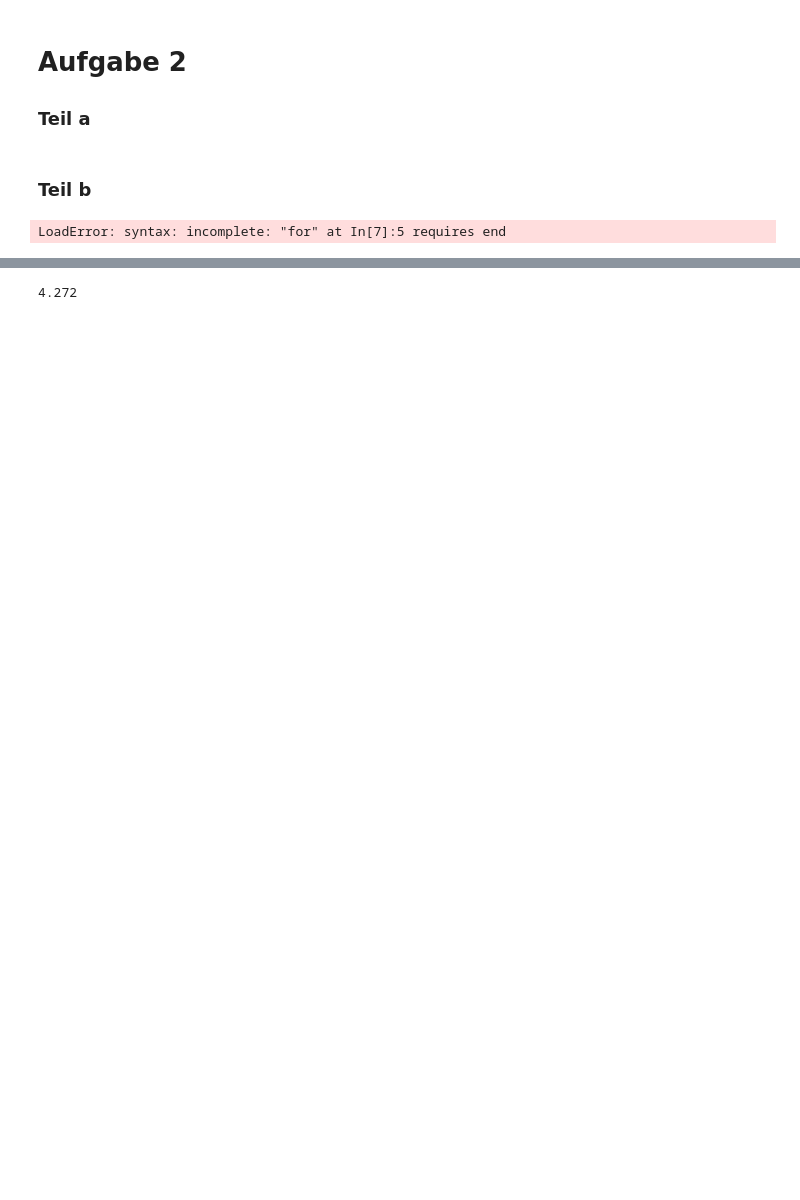
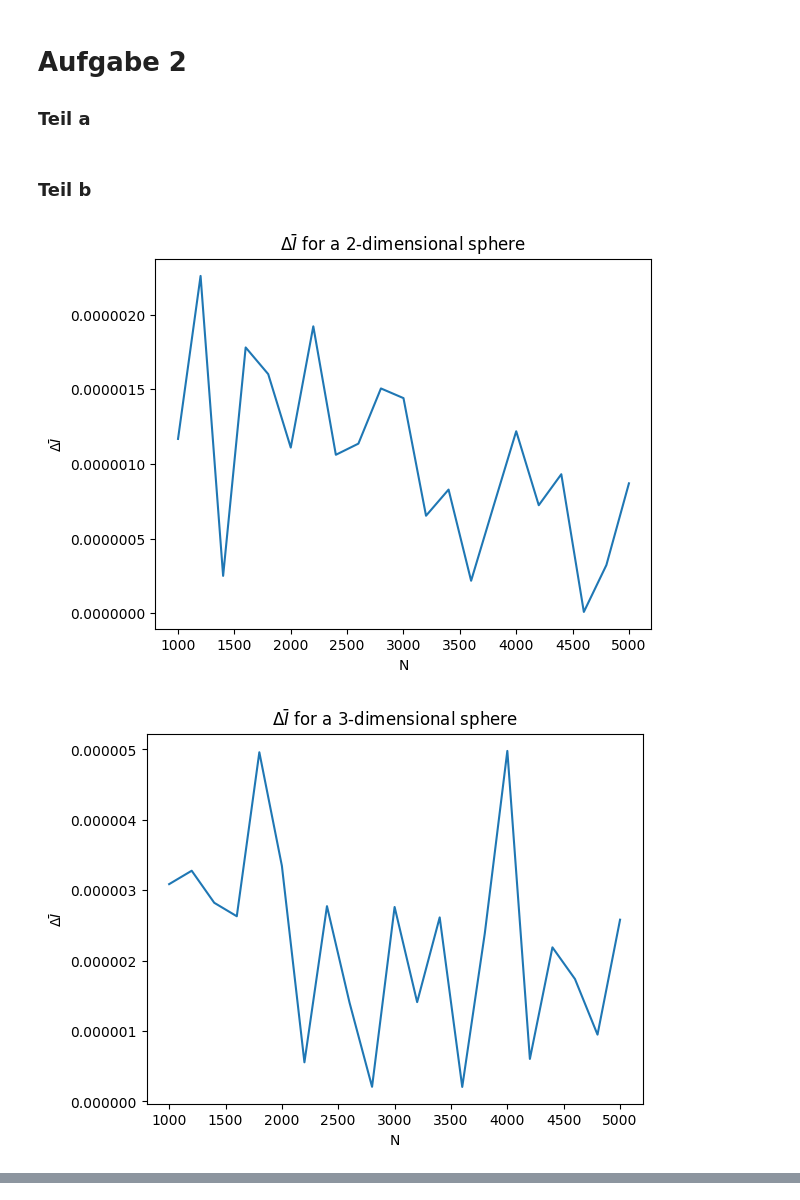
Before and after one commit to jasemi/Computerphysik-ss17-Uebungen, a Jupyter notebook: Uebung-11/Aufgabe2-merlin.ipynb, the cells around one changed output, grey strips where cells are left out. Drawn from its saved outputs; the diff is of its cells as text; code cells hidden in the pictures; blank space fills up the shorter version.

```diff
--- a/Uebung-11/Aufgabe2-merlin.ipynb
+++ b/Uebung-11/Aufgabe2-merlin.ipynb
@@ -39,24 +39,25 @@ end
 # %%
 V_e_d(d) = pi^(d/2)/gamma(d/2+1)
 M = 1000
-steps = 101
+steps = 21
 d = 2
 for d in [2 3 4 5]
     N = Int.(round.(linspace(1000,5000,steps),0))
     Y = Array{Float64}(steps)
     for i in 1:steps
         res = Array{Float64}(M)
         for j in 1:M
             res[j] = mDsphere(d, N[i])
         end
         Y[i] = abs(mean(res-V_e_d(d))/M)
     end
     figure(d)
     plot(N, Y)
-    title("\$\\Delta \\bar I\$ for $d-dimensional sphere")
+    title("\$\\Delta \\bar I\$ for a $d-dimensional sphere")
     xlabel("N")
     ylabel("\$\\Delta \\bar I\$")
 end
 show()
 # %% [output]
-LoadError: syntax: incomplete: "for" at In[7]:5 requires end
+[figure, added]
+[figure, added]
@@ -63,4 +65,0 @@ LoadError: syntax: incomplete: "for" at In[7]:5 requires end
-# %%
-mDsphere(3,1000)
-# %% [output]
-4.272
```
Also changed, not shown: parts of 1 cell of this notebook.
